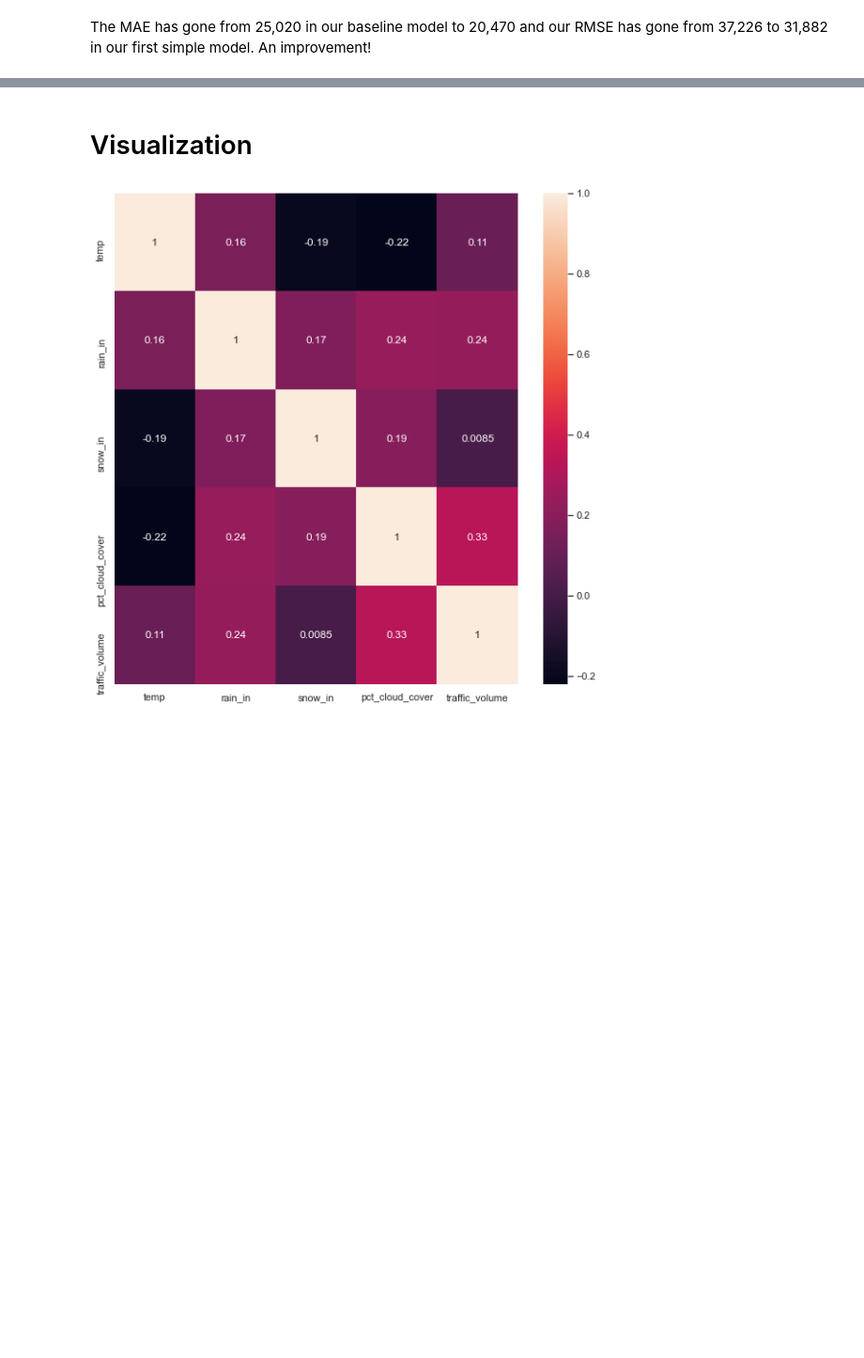
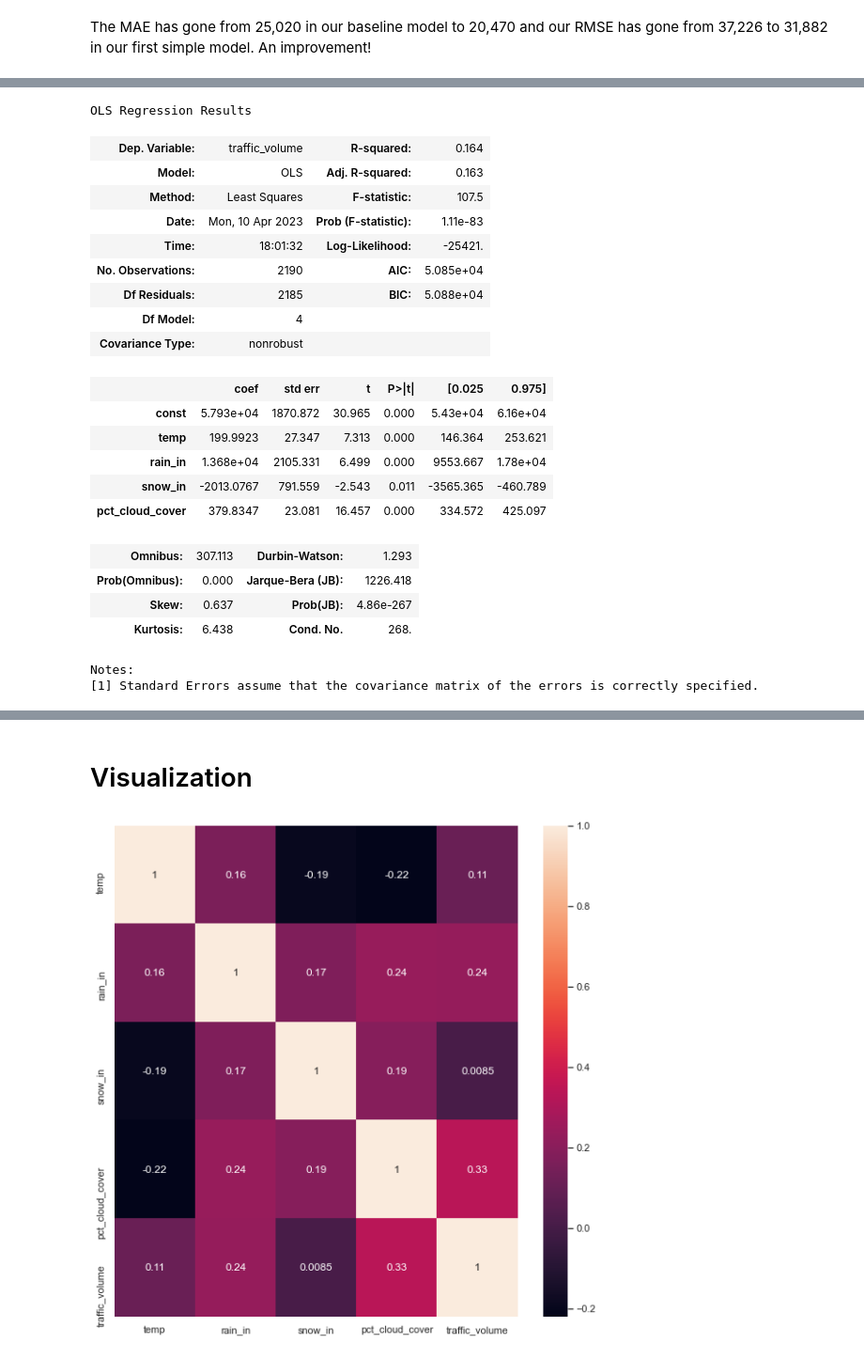
Before and after one commit to pschulk/I-94-Traffic-Volume-Predictions, a Jupyter notebook: EDA_Notebook.ipynb, the cells around one changed output, grey strips where cells are left out. Shown at 94% size. Drawn from its saved outputs; the diff is of its cells as text; code cells hidden in the pictures; blank space fills up the shorter version.

```diff
--- a/EDA_Notebook.ipynb
+++ b/EDA_Notebook.ipynb
@@ -1023,0 +1061,30 @@ The MAE has gone from 25,020 in our baseline model to 20,470 and our RMSE has go
+# %%
+# Create model with all numeric variables
+X = df_daily[['temp', 'rain_in', 'snow_in', 'pct_cloud_cover']]
+y = df_daily['traffic_volume']
+
+ols_model = sm.OLS(y, sm.add_constant(X)).fit()
+ols_model.summary()
+# %% [output]
+OLS Regression Results
+| Dep. Variable: | traffic_volume | R-squared: | 0.164 |
+| Model: | OLS | Adj. R-squared: | 0.163 |
+| Method: | Least Squares | F-statistic: | 107.5 |
+| Date: | Mon, 10 Apr 2023 | Prob (F-statistic): | 1.11e-83 |
+| Time: | 18:01:32 | Log-Likelihood: | -25421. |
+| No. Observations: | 2190 | AIC: | 5.085e+04 |
+| Df Residuals: | 2185 | BIC: | 5.088e+04 |
+| Df Model: | 4 |  |  |
+| Covariance Type: | nonrobust |  |  |
+|  | coef | std err | t | P>|t| | [0.025 | 0.975] |
+| const | 5.793e+04 | 1870.872 | 30.965 | 0.000 | 5.43e+04 | 6.16e+04 |
+| temp | 199.9923 | 27.347 | 7.313 | 0.000 | 146.364 | 253.621 |
+| rain_in | 1.368e+04 | 2105.331 | 6.499 | 0.000 | 9553.667 | 1.78e+04 |
+| snow_in | -2013.0767 | 791.559 | -2.543 | 0.011 | -3565.365 | -460.789 |
+| pct_cloud_cover | 379.8347 | 23.081 | 16.457 | 0.000 | 334.572 | 425.097 |
+| Omnibus: | 307.113 | Durbin-Watson: | 1.293 |
+| Prob(Omnibus): | 0.000 | Jarque-Bera (JB): | 1226.418 |
+| Skew: | 0.637 | Prob(JB): | 4.86e-267 |
+| Kurtosis: | 6.438 | Cond. No. | 268. |
+Notes:
+[1] Standard Errors assume that the covariance matrix of the errors is correctly specified.
```
Also changed, not shown: parts of 80 cells of this notebook.
